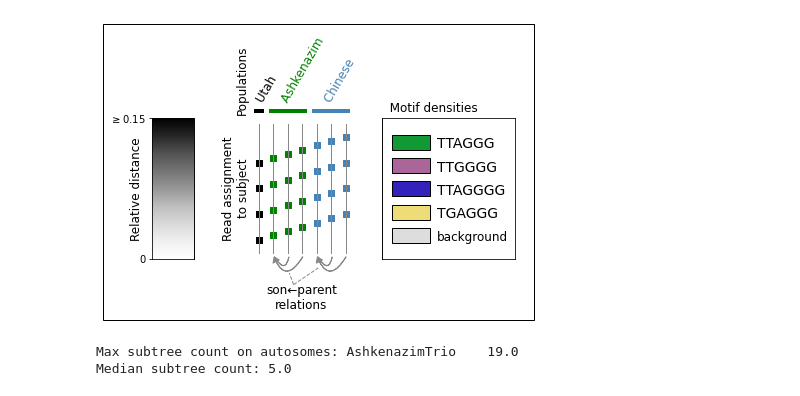
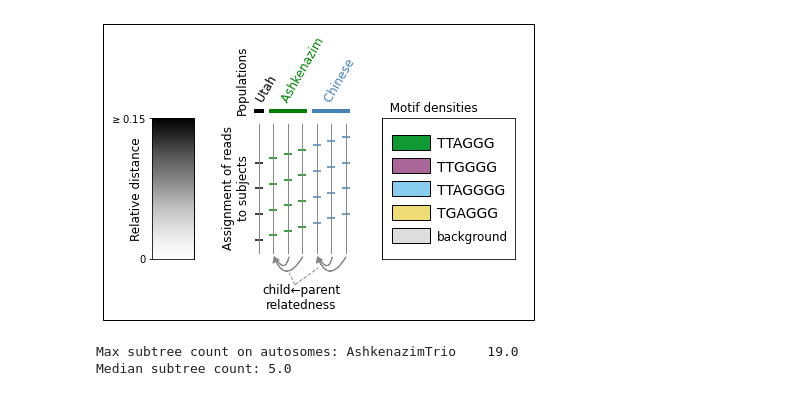
Before and after one commit to LankyCyril/edgecase, a Jupyter notebook: publications/methods-paper/jupyter/Figure-4-haplotypes.ipynb, the cells around one changed output. Saved outputs shown, nothing was run; the diff lists cells and outputs as text; code cells hidden in the pictures.

Commit message:
Update Figure 4: colors, wording in legend

```diff
--- a/publications/methods-paper/jupyter/Figure-4-haplotypes.ipynb
+++ b/publications/methods-paper/jupyter/Figure-4-haplotypes.ipynb
@@ -390,7 +390,7 @@ axs[0].text(x=0, y=128, s="Relative distance\n\n", rotation=90, ha="right", va="
 
 for x, subject in enumerate(sorted(SUBJECT_TO_TRIO)):
     axs[1].plot([x, x], [0, 1], color="#888", lw=1)
-    axs[1].scatter([x]*4, np.linspace(.1, .7, 4)+x/30, color=POPULATION_COLORS[subject], marker="s")
+    axs[1].scatter([x]*4, np.linspace(.1, .7, 4)+x/30, color=POPULATION_COLORS[subject], marker="_", s=75)
 
 axs[1].set(xlim=(-4.5, 8.5), xticks=[], yticks=[])
 twiny = axs[1].twiny()
@@ -401,7 +401,7 @@ twiny.tick_params(axis="both", which="both", length=0)
 for spine in "top", "bottom":
     axs[1].spines[spine].set_visible(False)
     twiny.spines[spine].set_visible(False)
-axs[1].text(x=-1.6, y=.5, s="Read assignment\nto subject", rotation=90, fontsize=12, ha="center", va="center")
+axs[1].text(x=-1.6, y=.5, s="Assignment of reads\nto subjects", rotation=90, fontsize=12, ha="center", va="center")
 axs[1].text(x=-1.15, y=1.075, s="Populations", rotation=90, ha="center", va="bottom", fontsize=12)
 
 csty1 = "angle3,angleA=80,angleB=-60"
@@ -412,11 +412,11 @@ draw_fancy_arrow(-0.02, 3.1, 1, axs[1], lw=1, asty=asty, csty=csty2)
 draw_fancy_arrow(-0.02, 5.1, 4, axs[1], lw=1, csty=csty1)
 draw_fancy_arrow(-0.02, 6.1, 4, axs[1], lw=1, asty=asty, csty=csty2)
 
-axs[1].text(x=2.95, y=-.35, s="son{}parent\nrelations".format(chr(0x2190)), va="center", ha="center", fontsize=12)
-line = Line2D((2.4, 4.1), (-.25, -.12), lw=1, ls="--", color="#888")
+axs[1].text(x=2.95, y=-.35, s="child{}parent\nrelatedness".format(chr(0x2190)), va="center", ha="center", fontsize=12)
+line = Line2D((2.5, 4.1), (-.25, -.12), lw=1, ls="--", color="#888")
 line.set_clip_on(False)
 axs[1].add_line(line)
-line = Line2D((2.4, 2.1), (-.25, -.16), lw=1, ls="--", color="#888")
+line = Line2D((2.5, 2.1), (-.25, -.16), lw=1, ls="--", color="#888")
 line.set_clip_on(False)
 axs[1].add_line(line)
 
@@ -424,35 +424,35 @@ line = Line2D((-.2, .2), (1.1, 1.1), lw=4, color=POPULATION_COLORS["HG001"])
 line.set_clip_on(False)
 axs[1].add_line(line)
 axs[1].text(x=.4, y=1.1, s="  Utah", ha="center", va="bottom", rotation=60, fontsize=12, color=POPULATION_COLORS["HG001"])
 
 line = Line2D((.8, 3.2), (1.1, 1.1), lw=4, color=POPULATION_COLORS["HG002"])
 line.set_clip_on(False)
 axs[1].add_line(line)
 axs[1].text(x=2.9, y=1.1, s="  Ashkenazim", ha="center", va="bottom", rotation=60, fontsize=12, color=POPULATION_COLORS["HG002"])
 
 line = Line2D((3.8, 6.2), (1.1, 1.1), lw=4, color=POPULATION_COLORS["HG005"])
 line.set_clip_on(False)
 axs[1].add_line(line)
 axs[1].text(x=5.5, y=1.1, s="  Chinese", ha="center", va="bottom", rotation=60, fontsize=12, color=POPULATION_COLORS["HG005"])
 
 axs[2].add_patch(Rectangle((0,4), 1.5, .65, facecolor="#119933", edgecolor="black"))
 axs[2].text(x=1.75, y=4.25, s="TTAGGG", fontsize=14, va="center")
 axs[2].add_patch(Rectangle((0,3), 1.5, .65, facecolor="#AA6699", edgecolor="black"))
 axs[2].text(x=1.75, y=3.25, s="TTGGGG", fontsize=14, va="center")
-axs[2].add_patch(Rectangle((0,2), 1.5, .65, facecolor="#3322BB", edgecolor="black"))
+axs[2].add_patch(Rectangle((0,2), 1.5, .65, facecolor="#88CCEE", edgecolor="black"))
 axs[2].text(x=1.75, y=2.25, s="TTAGGGG", fontsize=14, va="center")
 axs[2].add_patch(Rectangle((0,1), 1.5, .65, facecolor="#EEDD77", edgecolor="black"))
 axs[2].text(x=1.75, y=1.25, s="TGAGGG", fontsize=14, va="center")
 axs[2].add_patch(Rectangle((0,0), 1.5, .65, facecolor="#DDDDDD", edgecolor="black"))
 axs[2].text(x=1.75, y=0.25, s="background", fontsize=12, va="center")
 axs[2].set(xticks=[], yticks=[], xlim=(-.4, 4.8), ylim=(-.7, 5.4))
 axs[2].set_title("  Motif densities", loc="left", fontsize=12)
 
 legend.add_artist(Rectangle((.02, -.2), .92, 1.58, edgecolor="black", facecolor="none"))
 
 legend.savefig("haplotypes-legend.pdf", bbox_inches="tight")
 # %% [output]
-[figure, old version]
+[figure, new version]
 # %%
 format_pval = lambda p: "ns" if (p >= .5) else ("<1.0e-300" if (p < 1e-300) else format(p, ".1e"))
 # %%
```
Also changed, not shown: parts of 4 cells of this notebook.
